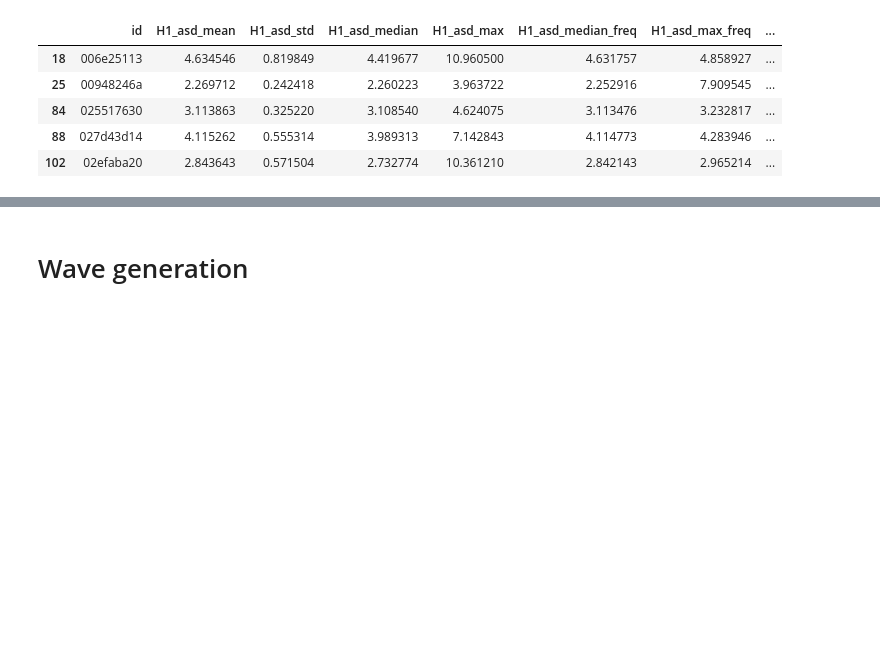
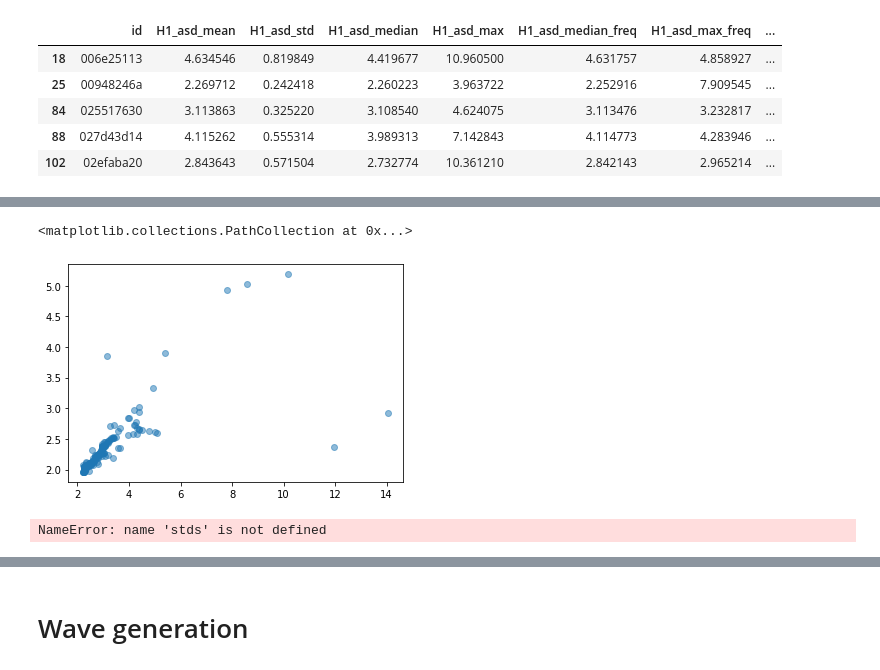
Before and after one commit to analokmaus/kaggle-g2net-2022-private, a Jupyter notebook: 01_eda.ipynb, the cells around one changed output, grey strips where cells are left out. Saved outputs shown, nothing was run; the diff lists cells and outputs as text; code cells hidden in the pictures; blank space fills up the shorter version.

```diff
--- a/01_eda.ipynb
+++ b/01_eda.ipynb
@@ -46,8 +46,3 @@ v23 = pd.read_csv('input/g2net-detecting-continuous-gravitational-waves/v23v.csv
 v18s = pd.read_csv('input/g2net-detecting-continuous-gravitational-waves/v18s.csv')
 # %%
 # pd.concat([v23[['Alpha', 'Delta']].dropna(), v18s[['Alpha', 'Delta']]], axis=0).duplicated().sum()
-# %%
-test_noise = pd.read_csv('input/test_noise.csv')
-test_noise['is_generated_noise'] = test_noise['is_generated_noise'].astype(np.uint8)
-v23['id'] = v23['id'].str[:-4]
-v23['is_generated_noise_kuma'] = 1 - v23[['nonstationary_H1', 'nonstationary_L1']].max(1)
@@ -421,14 +397,19 @@ artifact_test.head()
 | 88 | 027d43d14 | 4.115262 | 0.555314 | 3.989313 | 7.142843 | 4.114773 | 4.283946 | ... |
 | 102 | 02efaba20 | 2.843643 | 0.571504 | 2.732774 | 10.361210 | 2.842143 | 2.965214 | ... |
 # %%
-for gid in artifact_test['id'].values:
-    plt.figure(figsize=(12, 4))
-    spec1, spec2 = load_test_spec(gid)
-    plt.subplot(1, 2, 1)
-    plt.imshow(resize_image(spec1, 720))
-    plt.subplot(1, 2, 2)
-    plt.imshow(resize_image(spec2, 720))
-    plt.suptitle(f'{gid}')
-    plt.savefig(f'input/plot/anomaly/{gid}.png', facecolor='white')
-    # plt.show()
-    plt.close()
+# for gid in artifact_test['id'].values:
+#     plt.figure(figsize=(12, 4))
+#     spec1, spec2 = load_test_spec(gid)
+#     plt.subplot(1, 2, 1)
+#     plt.imshow(resize_image(spec1, 720))
+#     plt.subplot(1, 2, 2)
+#     plt.imshow(resize_image(spec2, 720))
+#     plt.suptitle(f'{gid}')
+#     plt.savefig(f'input/plot/anomaly/{gid}.png', facecolor='white')
+#     # plt.show()
+#     plt.close()
+# %%
+nonsta_samples = v23.query('nonstationary_H1 == 1 or nonstationary_L1 == 1')
+nonsta_samples['id'] = nonsta_samples['id'].str[:-4]
+nonsta_samples['freq'] = nonsta_samples['id'].apply(lambda x: signal_stat[x]['freq'][0])
+nonsta_samples.head()
@@ -435 +433,19 @@ for gid in artifact_test['id'].values:
+# %%
+stds = []
+for gid in tqdm(nonsta_samples['id'].values[:300]):
+    spec_h1, spec_l1 = load_test_spec(gid)
+    stds.append(
+        {'id': gid, 'std_h1': spec_h1.std(), 'std_l1':spec_l1.std()}
+    )
+stds = pd.DataFrame(stds)
+# %%
+stds = stds.iloc[:200]
+plt.scatter(x=stds['std_h1'], y=stds['std_l1'], alpha=0.5)
+# %% [output]
+<matplotlib.collections.PathCollection at 0x...>
+[figure, added]
+# %%
+nonsta_samples.merge(stds.query('4 < std_h1 < 6 and std_l1 < 3'), on='id', how='inner').sort_values('freq')
+# %% [output]
+NameError: name 'stds' is not defined
 # %%
```
Also changed, not shown: parts of 19 cells of this notebook, 11 other files.
